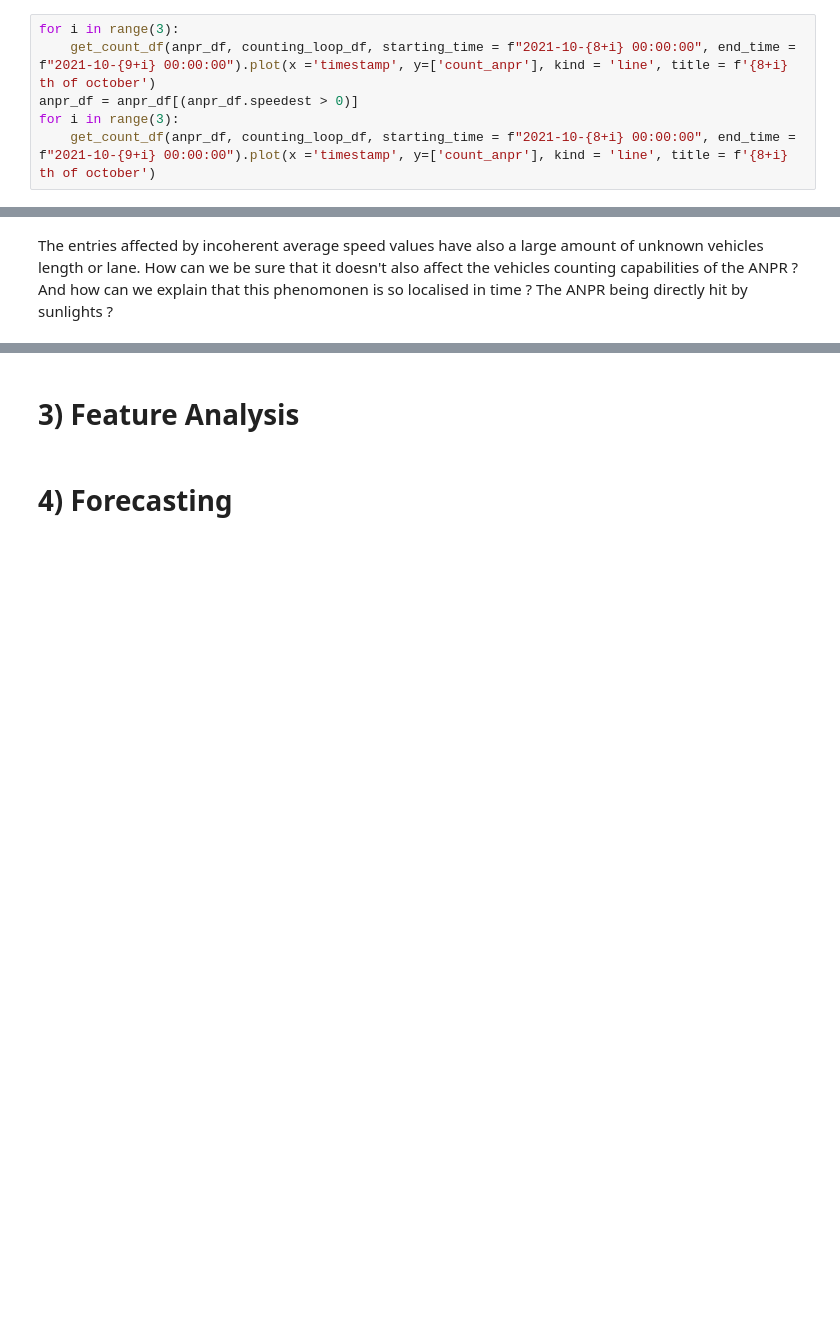
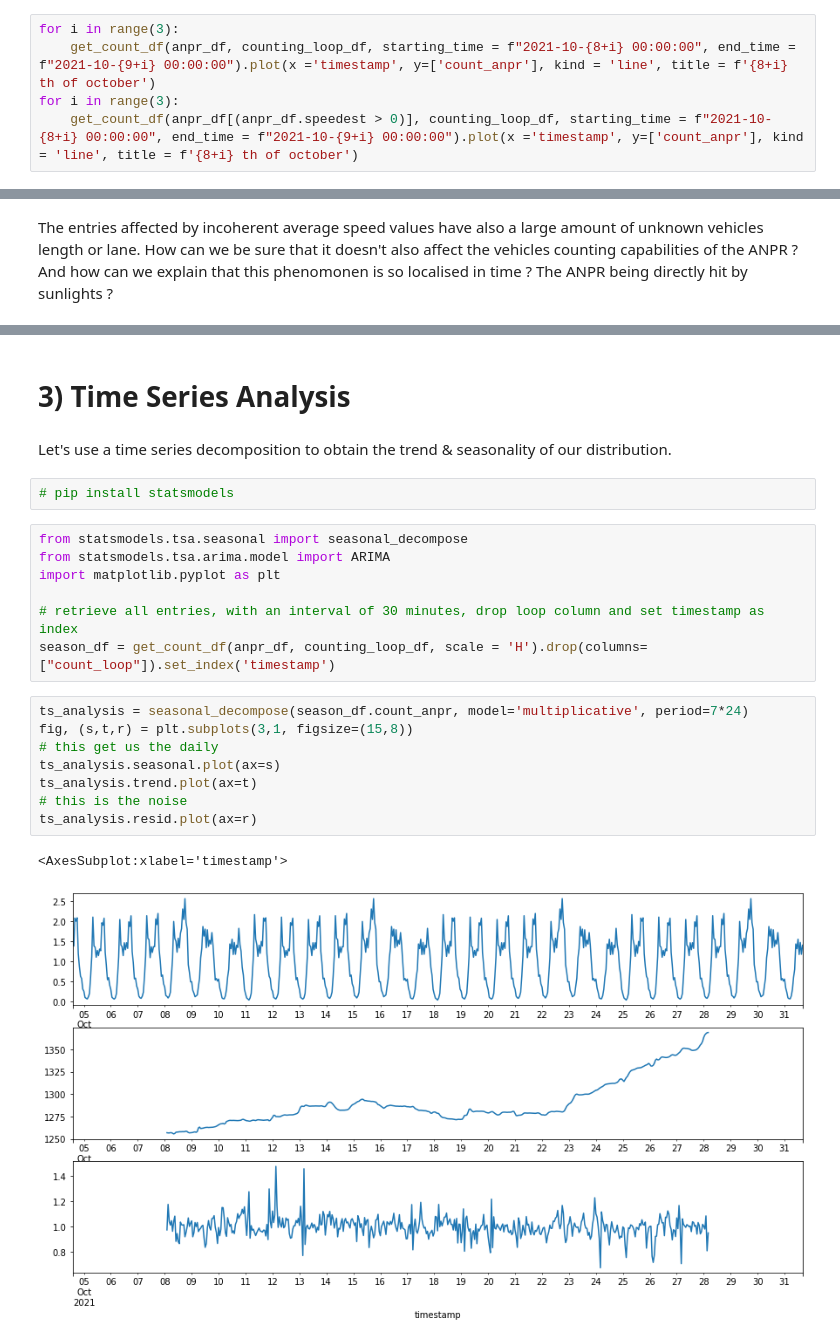
Before and after one commit to khookh/MacqProject, a Jupyter notebook: data_science_exercise.ipynb, the cells around one changed output, grey strips where cells are left out. Saved outputs shown, nothing was run; the diff lists cells and outputs as text; blank space fills up the shorter version.

```diff
--- a/data_science_exercise.ipynb
+++ b/data_science_exercise.ipynb
@@ -429,9 +439,8 @@ Name: lane, dtype: int64
 # %%
 for i in range(3):
     get_count_df(anpr_df, counting_loop_df, starting_time = f"2021-10-{8+i} 00:00:00", end_time = f"2021-10-{9+i} 00:00:00").plot(x ='timestamp', y=['count_anpr'], kind = 'line', title = f'{8+i} th of october')
-anpr_df = anpr_df[(anpr_df.speedest > 0)]
 for i in range(3):
-    get_count_df(anpr_df, counting_loop_df, starting_time = f"2021-10-{8+i} 00:00:00", end_time = f"2021-10-{9+i} 00:00:00").plot(x ='timestamp', y=['count_anpr'], kind = 'line', title = f'{8+i} th of october')
+    get_count_df(anpr_df[(anpr_df.speedest > 0)], counting_loop_df, starting_time = f"2021-10-{8+i} 00:00:00", end_time = f"2021-10-{9+i} 00:00:00").plot(x ='timestamp', y=['count_anpr'], kind = 'line', title = f'{8+i} th of october')
 # %% [output]
 [figure]
 [figure]
@@ -445,4 +462,24 @@ And how can we explain that this phenomonen is so localised in time ? The ANPR b
 # %% [markdown]
-# 3) Feature Analysis
+# 3) Time Series Analysis
-# %% [markdown]
-# 4) Forecasting
+# %% [markdown]
+Let's use a time series decomposition to obtain the trend & seasonality of our distribution.
+# %%
+# pip install statsmodels
+# %%
+from statsmodels.tsa.seasonal import seasonal_decompose
+from statsmodels.tsa.arima.model import ARIMA
+import matplotlib.pyplot as plt
+
+# retrieve all entries, with an interval of 30 minutes, drop loop column and set timestamp as index
+season_df = get_count_df(anpr_df, counting_loop_df, scale = 'H').drop(columns=["count_loop"]).set_index('timestamp')
+# %%
+ts_analysis = seasonal_decompose(season_df.count_anpr, model='multiplicative', period=7*24)
+fig, (s,t,r) = plt.subplots(3,1, figsize=(15,8))
+# this get us the daily
+ts_analysis.seasonal.plot(ax=s)
+ts_analysis.trend.plot(ax=t)
+# this is the noise
+ts_analysis.resid.plot(ax=r)
+# %% [output]
+<AxesSubplot:xlabel='timestamp'>
+[figure, added]
```
Also changed, not shown: parts of 24 cells of this notebook.
